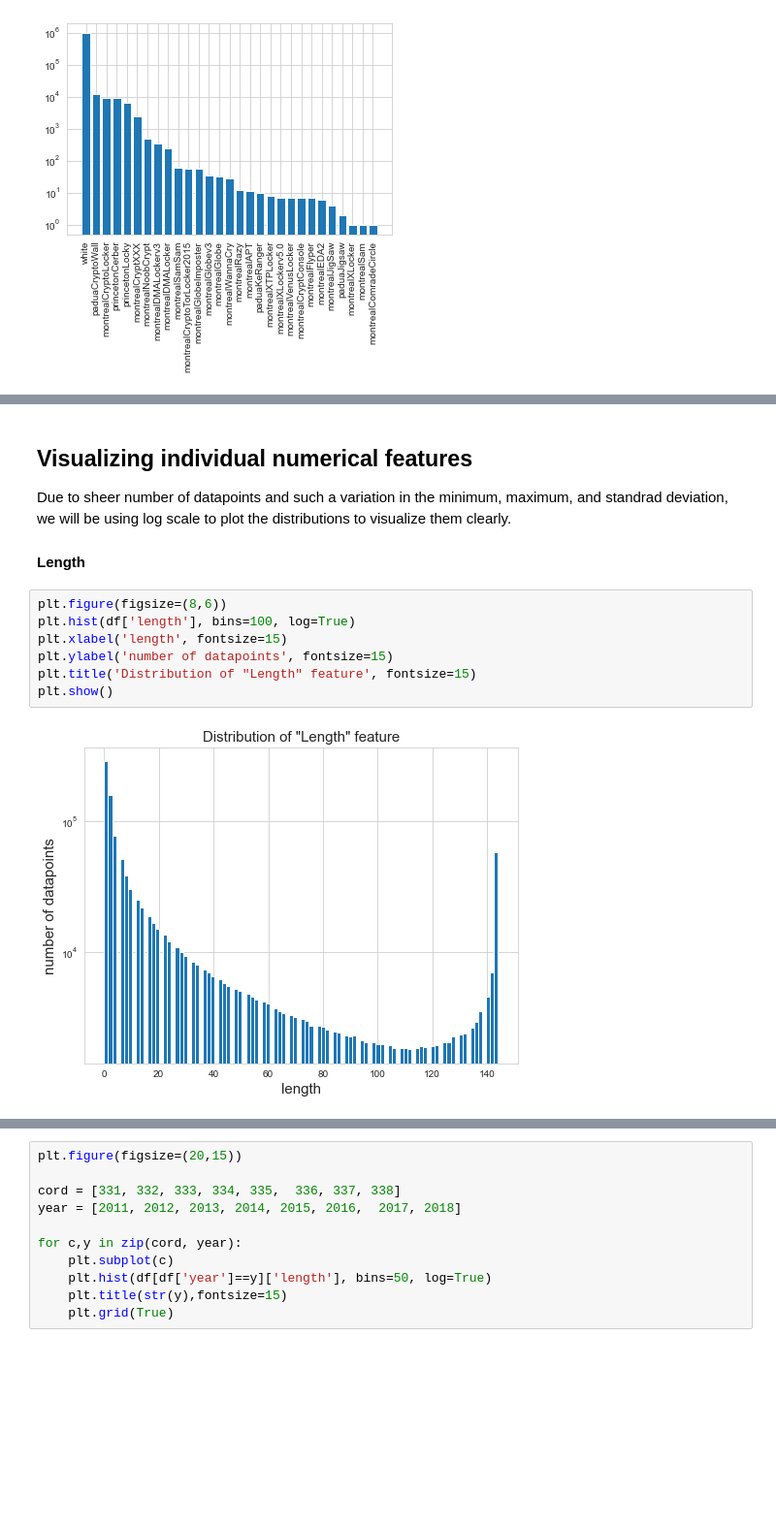
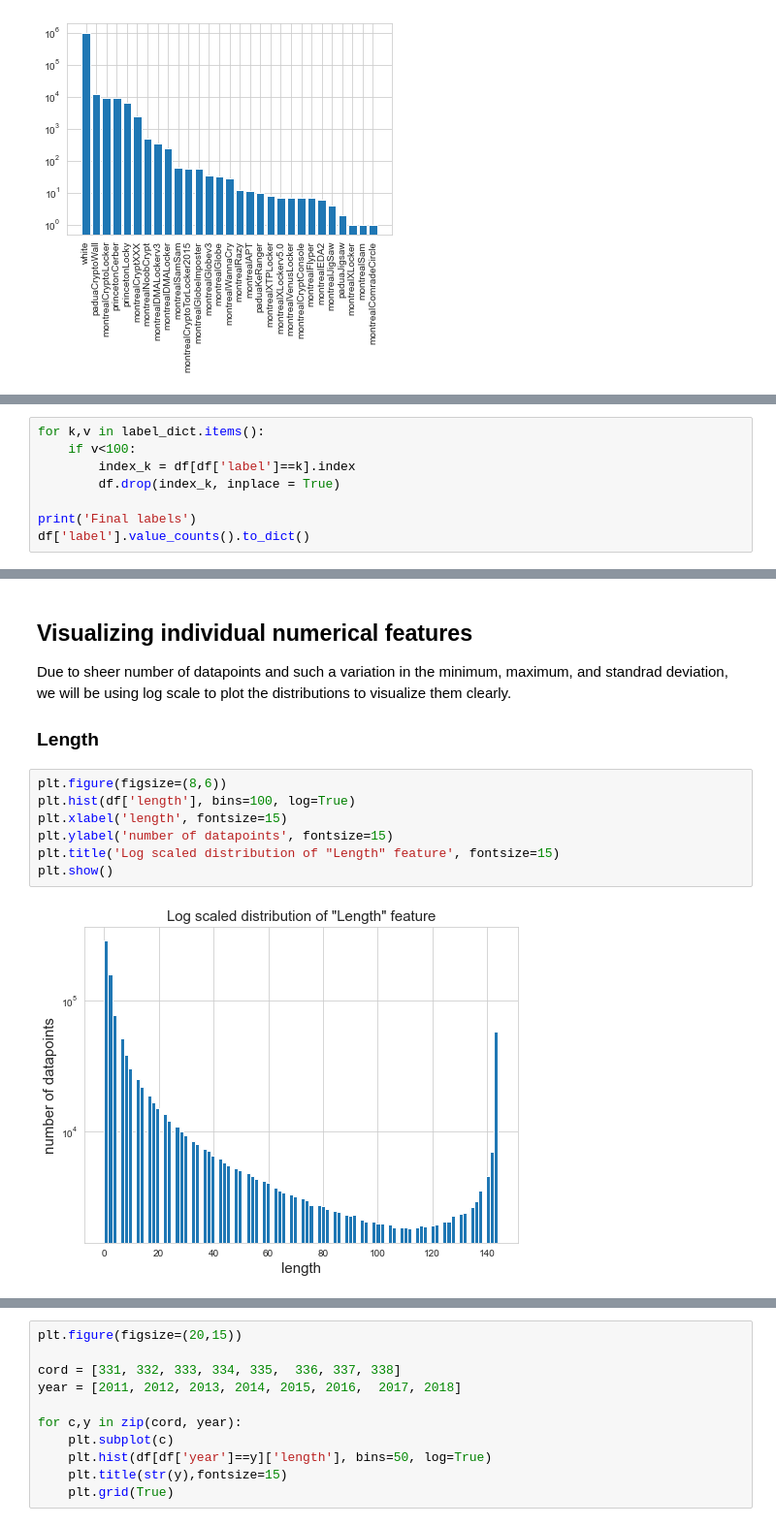
Before and after one commit to gauravsh0812/Bitcoin_Heist, a Jupyter notebook: Bitcoin_Heist.ipynb, the cells around one changed output, grey strips where cells are left out. Shown: that part at 97% size. Cells and saved outputs as stored; diff of their text form; blank space fills up the shorter version.

```diff
--- a/Bitcoin_Heist.ipynb
+++ b/Bitcoin_Heist.ipynb
@@ -151,0 +157,8 @@ plt.show()
+# %%
+for k,v in label_dict.items():
+    if v<100:
+        index_k = df[df['label']==k].index
+        df.drop(index_k, inplace = True)
+
+print('Final labels')
+df['label'].value_counts().to_dict()
@@ -154,14 +178,14 @@ plt.show()
 
 Due to sheer number of datapoints and such a variation in the minimum, maximum, and standrad deviation, we will be using log scale to plot the distributions to visualize them clearly.
 
-#### Length
+### Length
 # %%
 plt.figure(figsize=(8,6))
 plt.hist(df['length'], bins=100, log=True)
 plt.xlabel('length', fontsize=15)
 plt.ylabel('number of datapoints', fontsize=15)
-plt.title('Distribution of "Length" feature', fontsize=15)
+plt.title('Log scaled distribution of "Length" feature', fontsize=15)
 plt.show()
 # %% [output]
-[figure, old version]
+[figure, new version]
 # %% [markdown]
```
Also changed, not shown: parts of 13 cells of this notebook.
